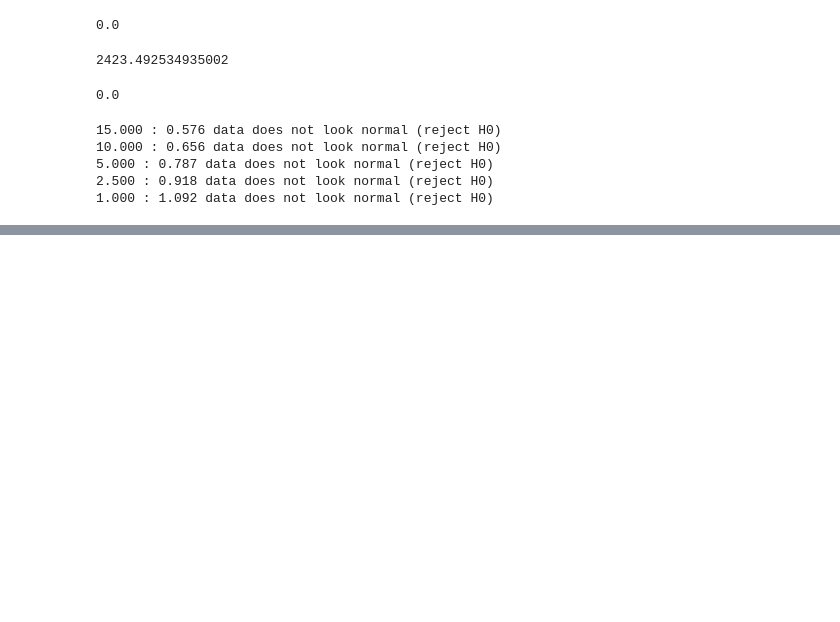
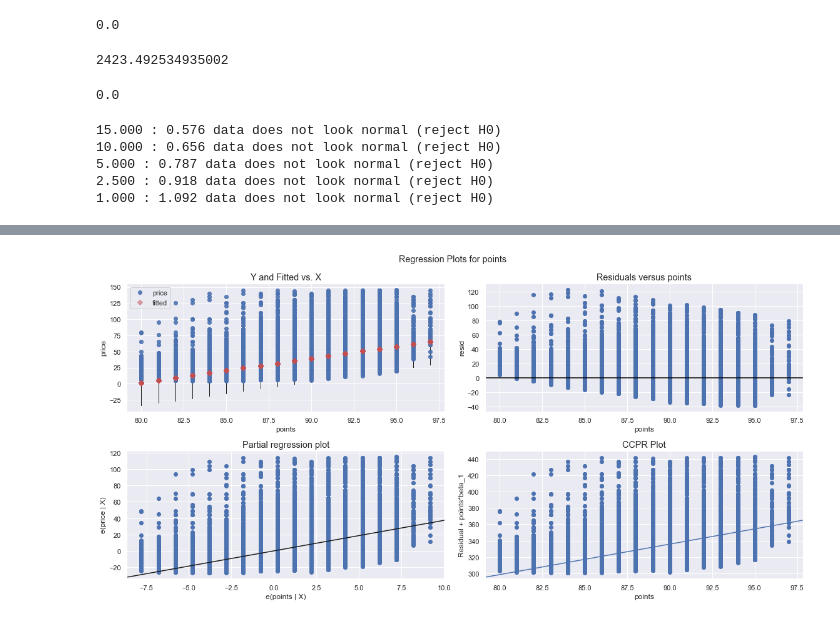
Before and after one commit to bthakr1/python_small_programs, a Jupyter notebook: python_small/Wine Data PreProcessing & Linear Regression.ipynb, the cells around one changed output, grey strips where cells are left out. Saved outputs shown, nothing was run; the diff lists cells and outputs as text; code cells hidden in the pictures; blank space fills up the shorter version.

Commit message:
added regression

```diff
--- a/python_small/Wine Data PreProcessing & Linear Regression.ipynb
+++ b/python_small/Wine Data PreProcessing & Linear Regression.ipynb
@@ -464,3 +465,7 @@ from sklearn.model_selection import train_test_split
 # %%
 X = wine_1_outlier_removed['points']
 y = wine_1_outlier_removed['price']
+
+# Adding constant to independet variable
+
+X = sm.add_constant(X)
@@ -470,3 +484,5 @@ X_train, X_test, y_train, y_test = train_test_split(X,y,test_size=0.4, shuffle=T
 # %%
 # Create train and val dataset
 X_train, X_val, y_train, y_val = train_test_split(X_train, y_train, test_size=0.25, shuffle=True)
+# %%
+model = sm.OLS(y_train,X_train).fit()
@@ -472,0 +515,10 @@ X_train, X_val, y_train, y_val = train_test_split(X_train, y_train, test_size=0.
+# %%
+# But before looking at R Square or Adjusted R Square we also need to look at Residual Plot
+
+# Residual Plot : Displays Fitted Value against Residual Value
+
+fig = plt.figure(figsize=(16,8))
+
+fig = sm.graphics.plot_regress_exog(model,'points', fig=fig)
+# %% [output]
+[figure, added]
```
Also changed, not shown: parts of 7 cells of this notebook.
